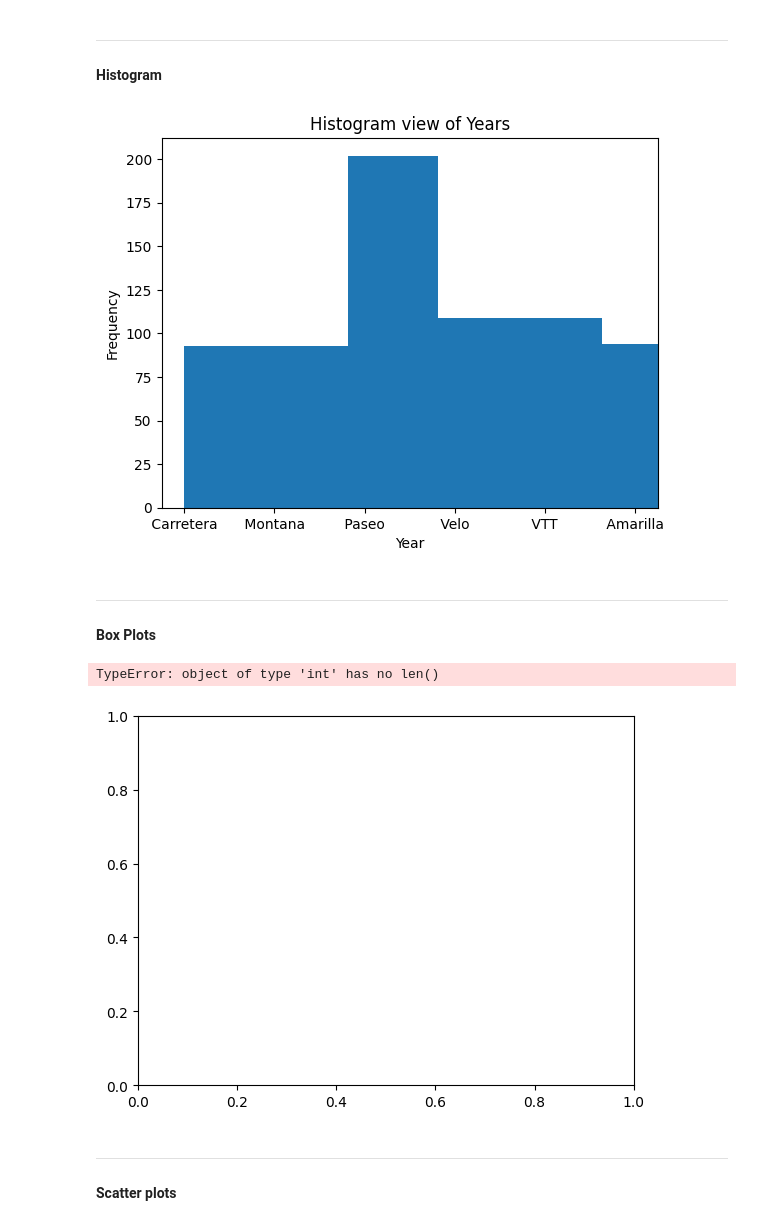
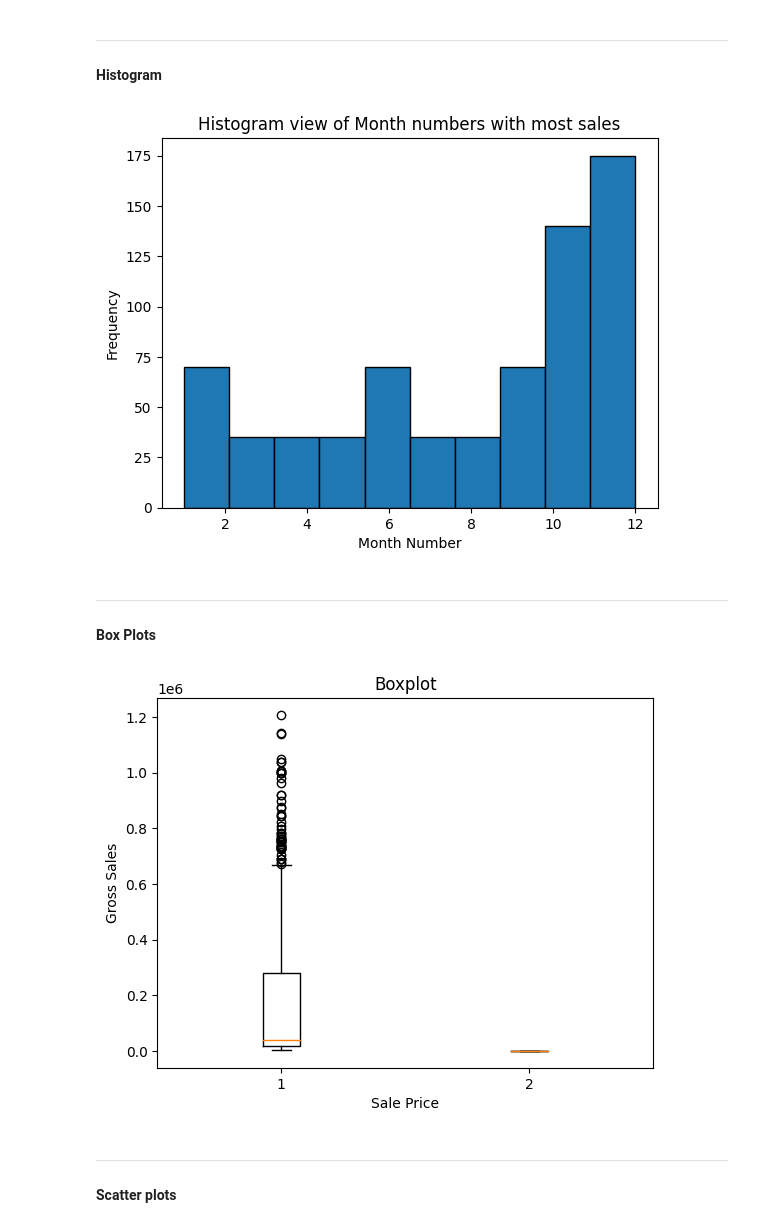
Before and after one commit to AdityaHegde712/ML-Lab, a Jupyter notebook: Lab2/21WU0101053_Aditya_Hegde_MLlab2.ipynb, the cells around one changed output. Saved outputs shown, nothing was run; the diff lists cells and outputs as text; code cells hidden in the pictures.

```diff
--- a/Lab2/21WU0101053_Aditya_Hegde_MLlab2.ipynb
+++ b/Lab2/21WU0101053_Aditya_Hegde_MLlab2.ipynb
@@ -292,25 +293,25 @@ dtype: object
 -------------------------------------------------------------
 #### Histogram
 # %%
-x, y, _ = plt.hist(financial_df['Product'], bins='auto', width=1)
-plt.title("Histogram view of Years")
-plt.xlabel('Year')
+x, y, _ = plt.hist(financial_df['Month Number'], edgecolor='k')
+plt.title("Histogram view of Month numbers with most sales")
+plt.xlabel('Month Number')
 plt.ylabel('Frequency')
 plt.show()
 # %% [output]
-[figure, old version]
+[figure, new version]
 # %% [markdown]
 -------------------------------------------------------------
 #### Box Plots
 # %%
-plt.boxplot(data=financial_df['Month Number'], x=12)
+# sns.boxplot(data=financial_df, y='Gross Sales', x='Sale Price')
+plt.boxplot(financial_df[['Gross Sales', 'Sale Price']])
 plt.title('Boxplot')
-plt.xlabel('Attributes')
-plt.ylabel('Their values')
+plt.xlabel('Sale Price')
+plt.ylabel('Gross Sales')
 plt.show()
 # %% [output]
-TypeError: object of type 'int' has no len()
-[figure, old version]
+[figure, new version]
 # %% [markdown]
 -------------------------------------------------------------
 #### Scatter plots
```
Also changed, not shown: parts of 12 cells of this notebook, 1 other file.
